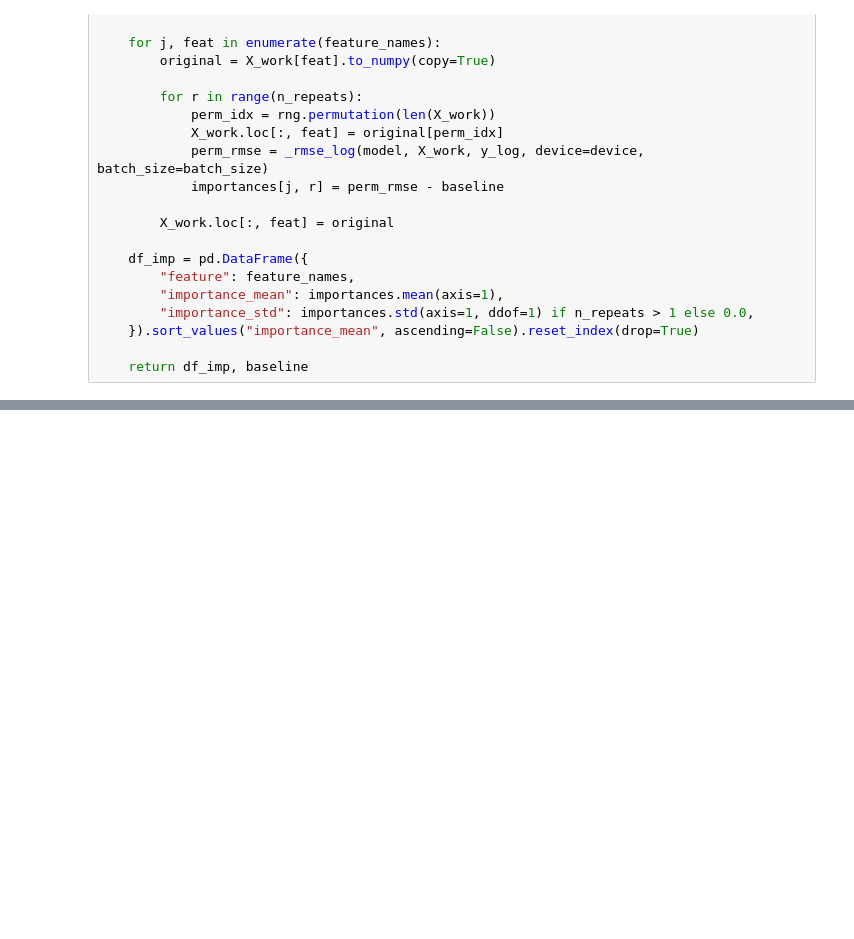
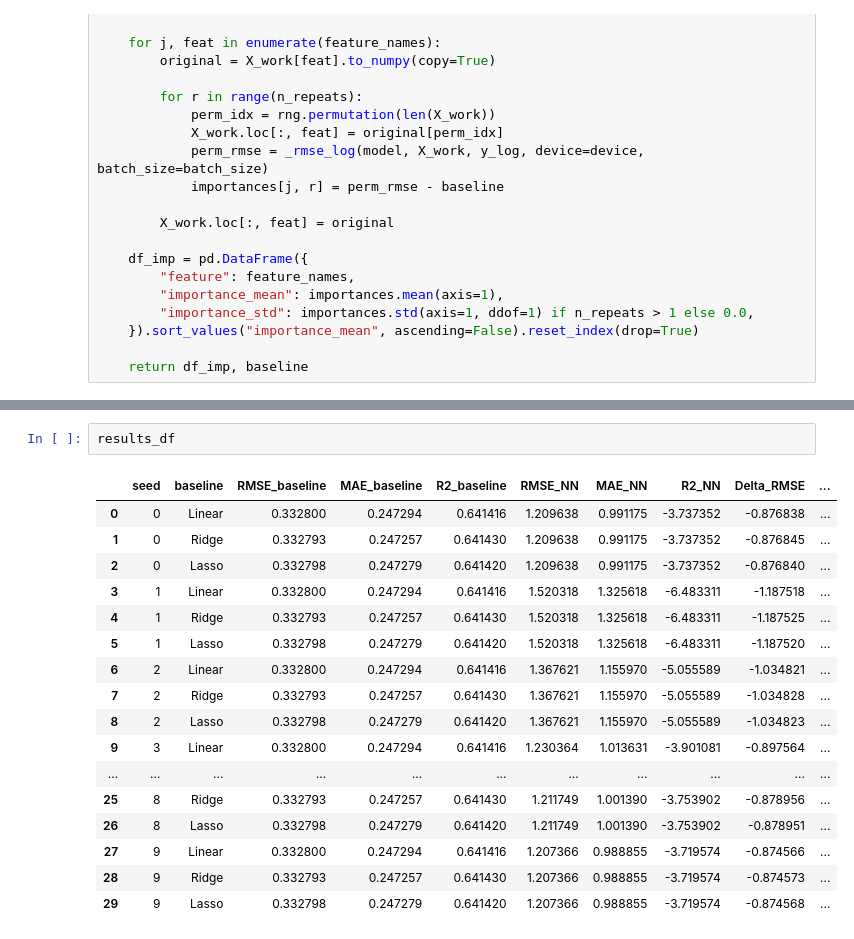
Before and after one commit to erasmorivas3540/csusb_spring26_cse5140_team2, a Jupyter notebook: NN_Analysis.ipynb, the cells around one changed output, grey strips where cells are left out. Drawn from its saved outputs; the diff is of its cells as text; blank space fills up the shorter version.

```diff
--- a/NN_Analysis.ipynb
+++ b/NN_Analysis.ipynb
@@ -929,0 +1201,20 @@ Top 10 features by permutation importance (ΔRMSE in log space):
+# %%
+results_df
+# %% [output]
+|  | seed | baseline | RMSE_baseline | MAE_baseline | R2_baseline | RMSE_NN | MAE_NN | R2_NN | Delta_RMSE | ... |
+| 0 | 0 | Linear | 0.332800 | 0.247294 | 0.641416 | 1.209638 | 0.991175 | -3.737352 | -0.876838 | ... |
+| 1 | 0 | Ridge | 0.332793 | 0.247257 | 0.641430 | 1.209638 | 0.991175 | -3.737352 | -0.876845 | ... |
+| 2 | 0 | Lasso | 0.332798 | 0.247279 | 0.641420 | 1.209638 | 0.991175 | -3.737352 | -0.876840 | ... |
+| 3 | 1 | Linear | 0.332800 | 0.247294 | 0.641416 | 1.520318 | 1.325618 | -6.483311 | -1.187518 | ... |
+| 4 | 1 | Ridge | 0.332793 | 0.247257 | 0.641430 | 1.520318 | 1.325618 | -6.483311 | -1.187525 | ... |
+| 5 | 1 | Lasso | 0.332798 | 0.247279 | 0.641420 | 1.520318 | 1.325618 | -6.483311 | -1.187520 | ... |
+| 6 | 2 | Linear | 0.332800 | 0.247294 | 0.641416 | 1.367621 | 1.155970 | -5.055589 | -1.034821 | ... |
+| 7 | 2 | Ridge | 0.332793 | 0.247257 | 0.641430 | 1.367621 | 1.155970 | -5.055589 | -1.034828 | ... |
+| 8 | 2 | Lasso | 0.332798 | 0.247279 | 0.641420 | 1.367621 | 1.155970 | -5.055589 | -1.034823 | ... |
+| 9 | 3 | Linear | 0.332800 | 0.247294 | 0.641416 | 1.230364 | 1.013631 | -3.901081 | -0.897564 | ... |
+| ... | ... | ... | ... | ... | ... | ... | ... | ... | ... | ... |
+| 25 | 8 | Ridge | 0.332793 | 0.247257 | 0.641430 | 1.211749 | 1.001390 | -3.753902 | -0.878956 | ... |
+| 26 | 8 | Lasso | 0.332798 | 0.247279 | 0.641420 | 1.211749 | 1.001390 | -3.753902 | -0.878951 | ... |
+| 27 | 9 | Linear | 0.332800 | 0.247294 | 0.641416 | 1.207366 | 0.988855 | -3.719574 | -0.874566 | ... |
+| 28 | 9 | Ridge | 0.332793 | 0.247257 | 0.641430 | 1.207366 | 0.988855 | -3.719574 | -0.874573 | ... |
+| 29 | 9 | Lasso | 0.332798 | 0.247279 | 0.641420 | 1.207366 | 0.988855 | -3.719574 | -0.874568 | ... |
```
Also changed, not shown: parts of 16 cells of this notebook.
